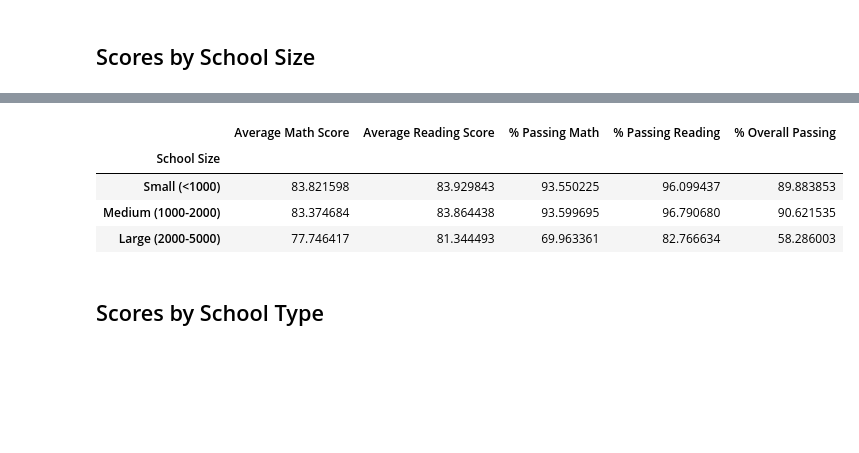
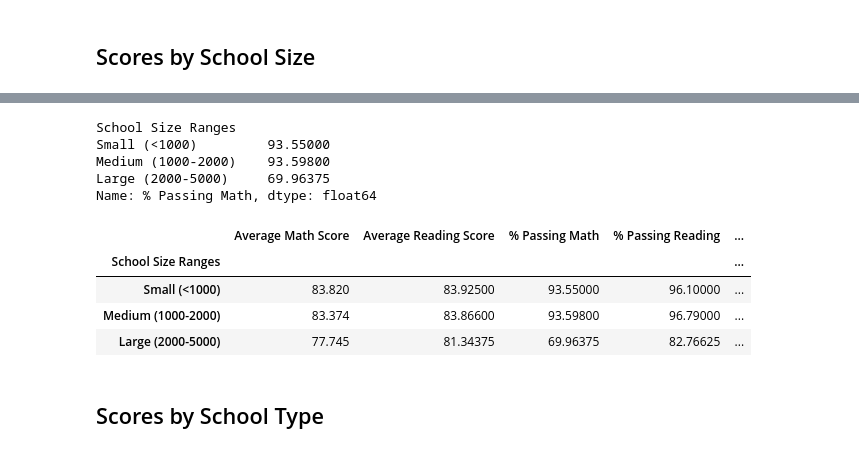
Before and after one commit to minmincg/pandas-challenge, a Jupyter notebook: PyCitySchools_starter.ipynb, the cells around one changed output, grey strips where cells are left out. Cells and saved outputs as stored; diff of their text form; code cells hidden in the pictures; blank space fills up the shorter version.

```diff
--- a/PyCitySchools_starter.ipynb
+++ b/PyCitySchools_starter.ipynb
@@ -522,0 +564,5 @@ per_school_summary["School Size"] =
+# %%
+# Create a copy of the school summary since to get the size of each school
+school_size_df = per_school_summary_df.copy()
+
+school_size_df.dtypes
@@ -522,0 +581,17 @@ per_school_summary["School Size"] =
+# %%
+#REFORMAT the new data frame because it converted to objects when formatting.
+school_size_df["Total School Budget"]=school_size_df["Total School Budget"].str.replace(",","")
+school_size_df["Total School Budget"]=school_size_df["Total School Budget"].str.replace("$","")
+school_size_df["Per Student Budget"]=school_size_df["Per Student Budget"].str.replace("$","")
+school_size_df["% Passing Math"]=school_size_df["% Passing Math"].str.replace("%","")
+school_size_df["% Passing Reading"]=school_size_df["% Passing Reading"].str.replace("%","")
+school_size_df["% Overall Passing"]=school_size_df["% Overall Passing"].str.replace("%","")
+school_size_df["% Passing Math"] = pd.to_numeric(school_size_df["% Passing Math"])
+school_size_df["% Passing Reading"] = pd.to_numeric(school_size_df["% Passing Reading"])
+school_size_df["% Overall Passing"] = pd.to_numeric(school_size_df["% Overall Passing"])
+school_size_df["Average Math Score"] = pd.to_numeric(school_size_df["Average Math Score"])
+school_size_df["Average Reading Score"] = pd.to_numeric(school_size_df["Average Reading Score"])
+school_size_df["Total School Budget"] = pd.to_numeric(school_size_df["Total School Budget"])
+school_size_df["Per Student Budget"] = pd.to_numeric(school_size_df["Per Student Budget"])
+
+school_size_df.dtypes
@@ -522,0 +610,4 @@ per_school_summary["School Size"] =
+# %%
+# Use `pd.cut` to categorize spending based on the bins.
+school_size_df["School Size Ranges"] = pd.cut(school_size_df["School Size"], size_bins, labels=size_labels, right=False)
+school_size_df.head()
@@ -523,22 +621,34 @@ per_school_summary["School Size"] =
 # %%
 # Calculate averages for the desired columns.
-size_math_scores = per_school_summary.groupby(["School Size"]).mean()["Average Math Score"]
-size_reading_scores = per_school_summary.groupby(["School Size"]).mean()["Average Reading Score"]
-size_passing_math = per_school_summary.groupby(["School Size"]).mean()["% Passing Math"]
-size_passing_reading = per_school_summary.groupby(["School Size"]).mean()["% Passing Reading"]
-size_overall_passing = per_school_summary.groupby(["School Size"]).mean()["% Overall Passing"]
+size_math_scores = school_size_df.groupby(["School Size Ranges"]).mean()["Average Math Score"]
+size_reading_scores = school_size_df.groupby(["School Size Ranges"]).mean()["Average Reading Score"]
+size_passing_math = school_size_df.groupby(["School Size Ranges"]).mean()["% Passing Math"]
+size_passing_reading = school_size_df.groupby(["School Size Ranges"]).mean()["% Passing Reading"]
+size_overall_passing = school_size_df.groupby(["School Size Ranges"]).mean()["% Overall Passing"]
+size_passing_math.head()
+# %% [output]
+School Size Ranges
+Small (<1000)         93.55000
+Medium (1000-2000)    93.59800
+Large (2000-5000)     69.96375
+Name: % Passing Math, dtype: float64
 # %%
 # Create a DataFrame called `size_summary` that breaks down school performance based on school size (small, medium, or large).
 # Use the scores above to create a new DataFrame called `size_summary`
-
+size_summary=pd.DataFrame({"Average Math Score":size_math_scores,
+                           "Average Reading Score":size_reading_scores,
+                           "% Passing Math":size_passing_math,
+                           "% Passing Reading":size_passing_reading,
+                           "% Overall Passing":size_overall_passing
+                          })
 
 # Display results
 size_summary
 # %% [output]
-|  | Average Math Score | Average Reading Score | % Passing Math | % Passing Reading | % Overall Passing |
-| School Size |  |  |  |  |  |
-| Small (<1000) | 83.821598 | 83.929843 | 93.550225 | 96.099437 | 89.883853 |
-| Medium (1000-2000) | 83.374684 | 83.864438 | 93.599695 | 96.790680 | 90.621535 |
-| Large (2000-5000) | 77.746417 | 81.344493 | 69.963361 | 82.766634 | 58.286003 |
+|  | Average Math Score | Average Reading Score | % Passing Math | % Passing Reading | ... |
+| School Size Ranges |  |  |  |  | ... |
+| Small (<1000) | 83.820 | 83.92500 | 93.55000 | 96.10000 | ... |
+| Medium (1000-2000) | 83.374 | 83.86600 | 93.59800 | 96.79000 | ... |
+| Large (2000-5000) | 77.745 | 81.34375 | 69.96375 | 82.76625 | ... |
 # %% [markdown]
 ## Scores by School Type
```
Also changed, not shown: parts of 23 cells of this notebook.
